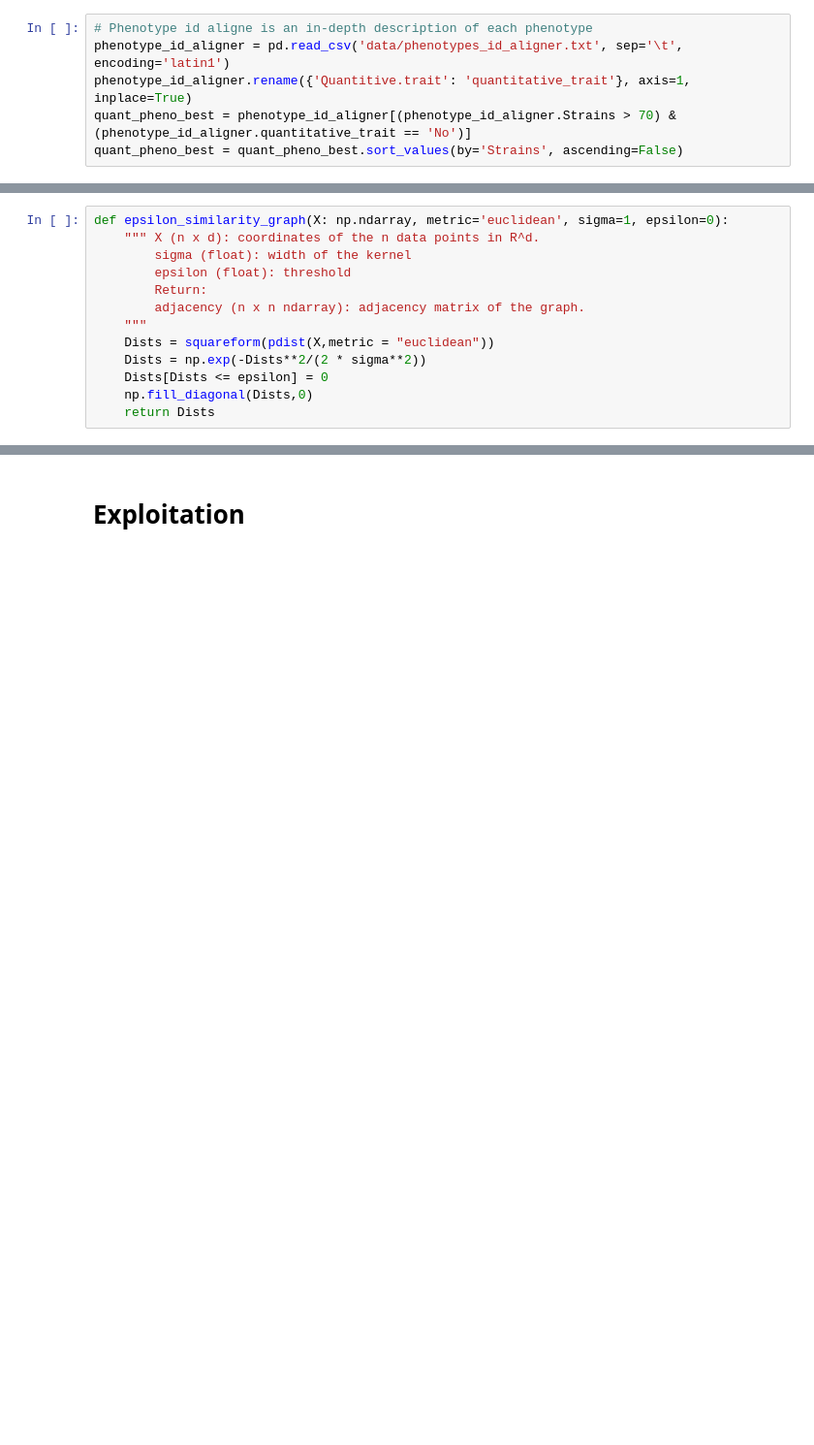
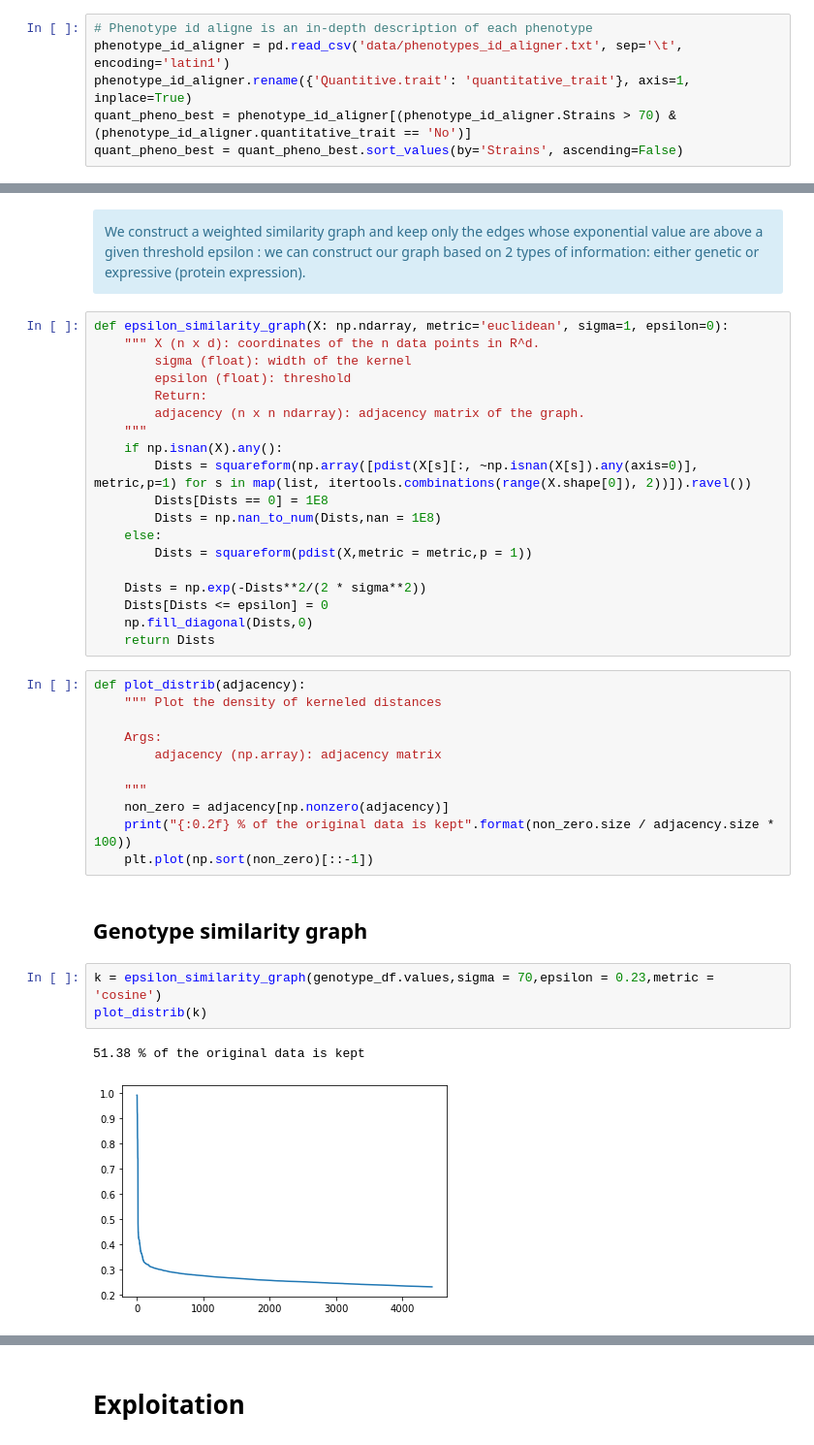
Before and after one commit to raphaelreiss/Network_tour_of_mice_genetics, a Jupyter notebook: Graph_Analysis_Mice_Genetics.ipynb, the cells around one changed output, grey strips where cells are left out. Shown at 97% size. Drawn from its saved outputs; the diff is of its cells as text; blank space fills up the shorter version.

```diff
--- a/Graph_Analysis_Mice_Genetics.ipynb
+++ b/Graph_Analysis_Mice_Genetics.ipynb
@@ -64,3 +79,7 @@ quant_pheno_best = quant_pheno_best.sort_values(by='Strains', ascending=False)
+# %% [markdown]
+<div class="alert alert-block alert-info">
+We construct a weighted similarity graph and keep only the edges whose exponential value are above a given threshold epsilon : we can construct our graph based on 2 types of information: either genetic or expressive (protein expression).
+</div>
 # %%
 def epsilon_similarity_graph(X: np.ndarray, metric='euclidean', sigma=1, epsilon=0):
     """ X (n x d): coordinates of the n data points in R^d.
@@ -69,8 +88,33 @@ def epsilon_similarity_graph(X: np.ndarray, metric='euclidean', sigma=1, epsilon
         Return:
         adjacency (n x n ndarray): adjacency matrix of the graph.
     """
-    Dists = squareform(pdist(X,metric = "euclidean"))
+    if np.isnan(X).any():
+        Dists = squareform(np.array([pdist(X[s][:, ~np.isnan(X[s]).any(axis=0)], metric,p=1) for s in map(list, itertools.combinations(range(X.shape[0]), 2))]).ravel())
+        Dists[Dists == 0] = 1E8
+        Dists = np.nan_to_num(Dists,nan = 1E8)
+    else:
+        Dists = squareform(pdist(X,metric = metric,p = 1))
+
     Dists = np.exp(-Dists**2/(2 * sigma**2))
     Dists[Dists <= epsilon] = 0
     np.fill_diagonal(Dists,0)
     return Dists
+# %%
+def plot_distrib(adjacency):
+    """ Plot the density of kerneled distances
+
+    Args:
+        adjacency (np.array): adjacency matrix
+
+    """
+    non_zero = adjacency[np.nonzero(adjacency)]
+    print("{:0.2f} % of the original data is kept".format(non_zero.size / adjacency.size * 100))
+    plt.plot(np.sort(non_zero)[::-1])
+# %% [markdown]
+## Genotype similarity graph
+# %%
+k = epsilon_similarity_graph(genotype_df.values,sigma = 70,epsilon = 0.23,metric = 'cosine')
+plot_distrib(k)
+# %% [output]
+51.38 % of the original data is kept
+[figure, added]
```
Also changed, not shown: parts of 63 cells of this notebook, 7 other files.
